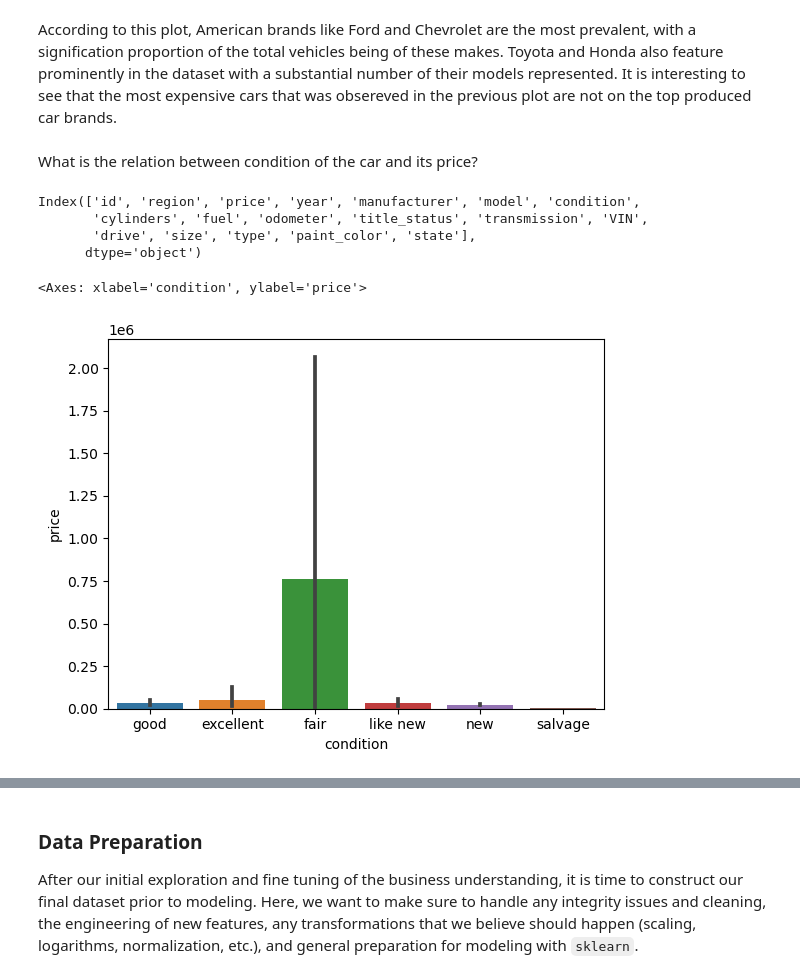
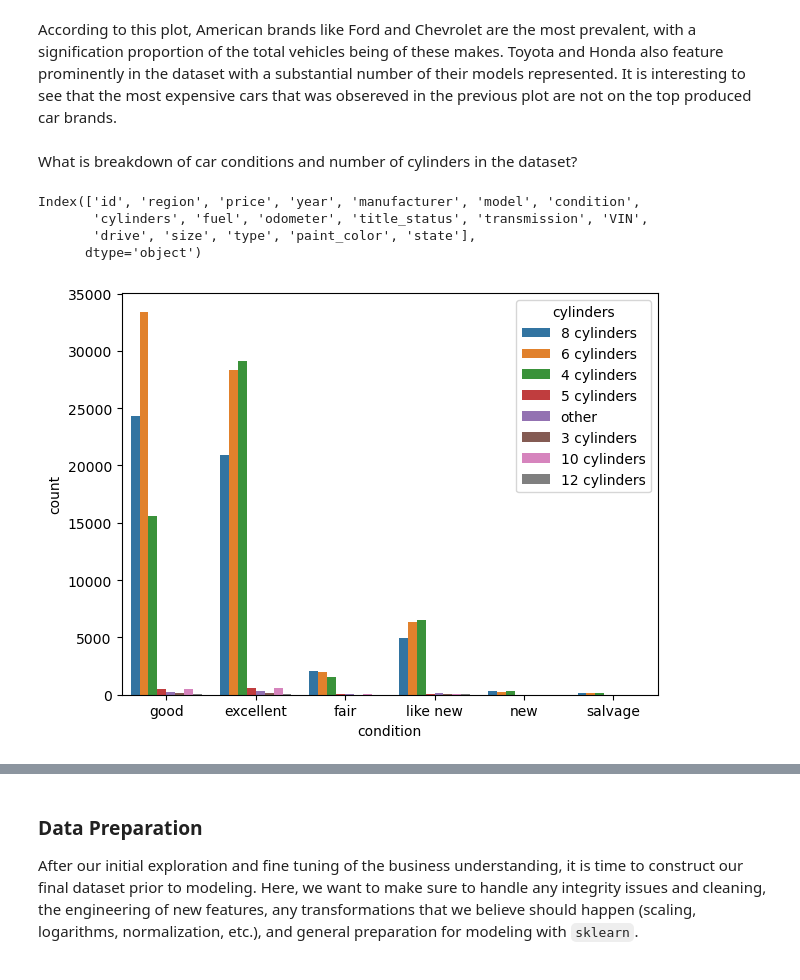
Before and after one commit to Hoomaaan/What-Drives-Prices-of-a-Car, a Jupyter notebook: prompt_II.ipynb, the cells around one changed output, grey strips where cells are left out. Drawn from its saved outputs; the diff is of its cells as text; code cells hidden in the pictures.

```diff
--- a/prompt_II.ipynb
+++ b/prompt_II.ipynb
@@ -148,8 +148,8 @@ Text(0.5, 1.0, 'Number of cars in each car brand')
 [figure]
 # %% [markdown]
 According to this plot, American brands like Ford and Chevrolet are the most prevalent, with a signification proportion of the total vehicles being of these makes. Toyota and Honda also feature prominently in the dataset with a substantial number of their models represented. It is interesting to see that the most expensive cars that was obsereved in the previous plot are not on the top produced car brands.
-# %% [markdown]
-What is the relation between condition of the car and its price?
+# %% [markdown]
+What is breakdown of car conditions and number of cylinders in the dataset?
 # %%
 data.columns
 # %% [output]
@@ -157,8 +157,8 @@ Index(['id', 'region', 'price', 'year', 'manufacturer', 'model', 'condition',
        'cylinders', 'fuel', 'odometer', 'title_status', 'transmission', 'VIN',
        'drive', 'size', 'type', 'paint_color', 'state'],
       dtype='object')
-# %%
-sns.barplot(x='condition', y='price', data=data)
-# %% [output]
-<Axes: xlabel='condition', ylabel='price'>
-[figure, removed]
+# %%
+sns.countplot(data=data, x='condition', hue='cylinders')
+plt.tight_layout()
+# %% [output]
+[figure, added]
```
Also changed, not shown: parts of 6 cells of this notebook.
